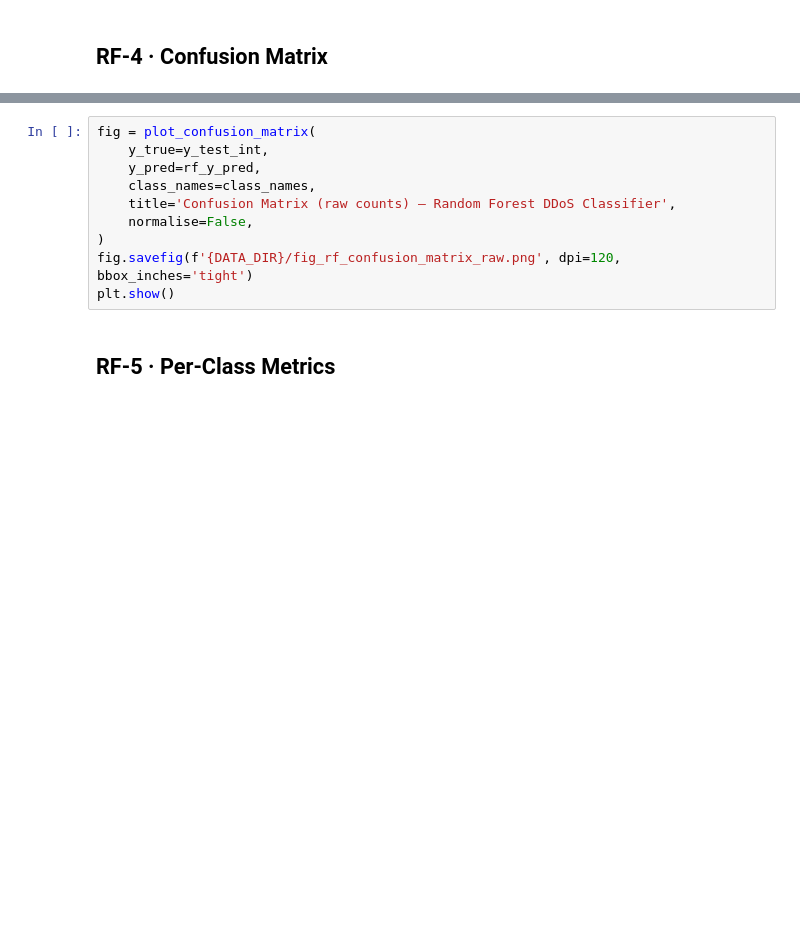
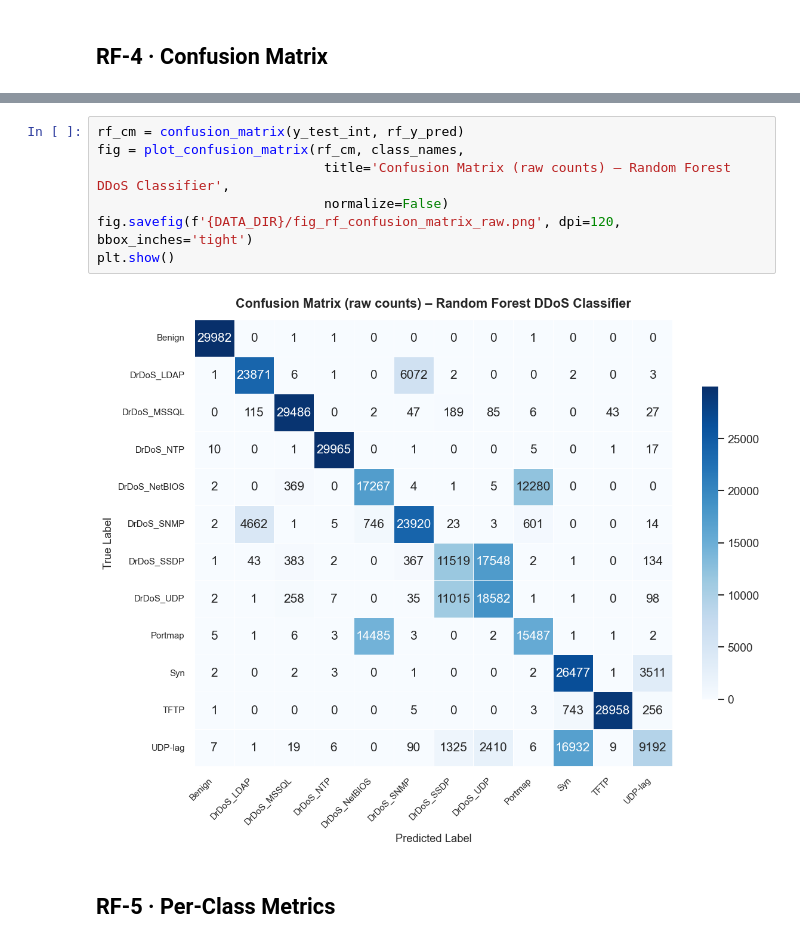
Before and after one commit to MosaAmran11/Transformer-DDoS-Detector, a Jupyter notebook: notebooks/ddos2019-ids2018/03_model_training.ipynb, the cells around one changed output, grey strips where cells are left out. Saved outputs shown, nothing was run; the diff lists cells and outputs as text; blank space fills up the shorter version.

```diff
--- a/notebooks/ddos2019-ids2018/03_model_training.ipynb
+++ b/notebooks/ddos2019-ids2018/03_model_training.ipynb
@@ -481,13 +523,12 @@ plt.show()
 # %%
-fig = plot_confusion_matrix(
-    y_true=y_test_int,
-    y_pred=rf_y_pred,
-    class_names=class_names,
-    title='Confusion Matrix (raw counts) – Random Forest DDoS Classifier',
-    normalise=False,
-)
+rf_cm = confusion_matrix(y_test_int, rf_y_pred)
+fig = plot_confusion_matrix(rf_cm, class_names,
+                             title='Confusion Matrix (raw counts) – Random Forest DDoS Classifier',
+                             normalize=False)
 fig.savefig(f'{DATA_DIR}/fig_rf_confusion_matrix_raw.png', dpi=120, bbox_inches='tight')
 plt.show()
+# %% [output]
+[figure, added]
 # %% [markdown]
 ## RF-5 · Per-Class Metrics
 # %%
```
Also changed, not shown: parts of 11 cells of this notebook, 1 other file.
